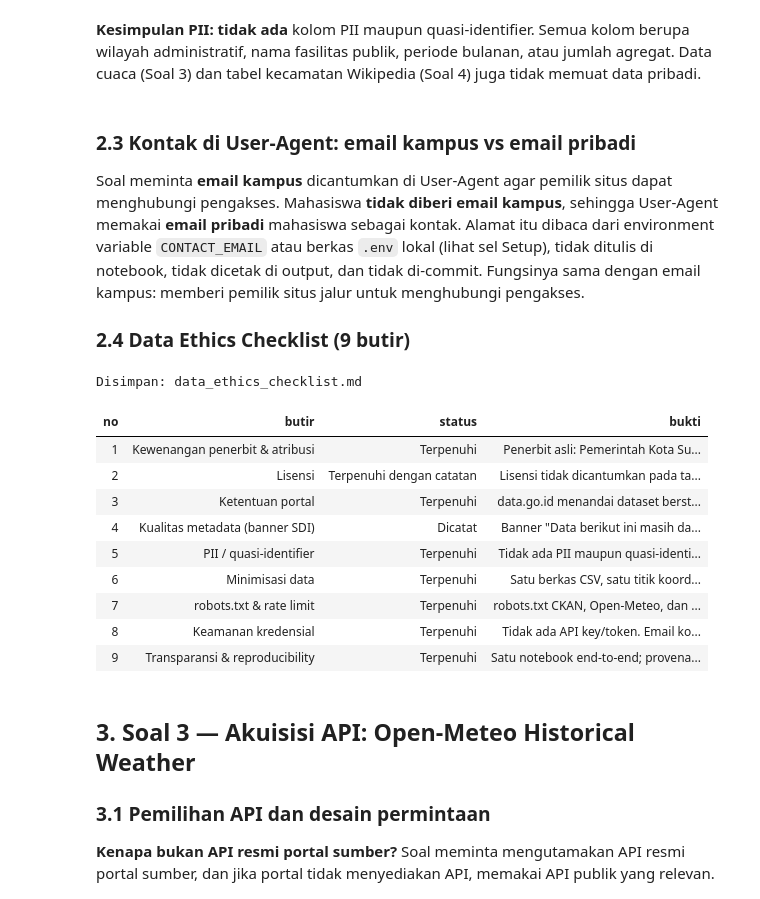
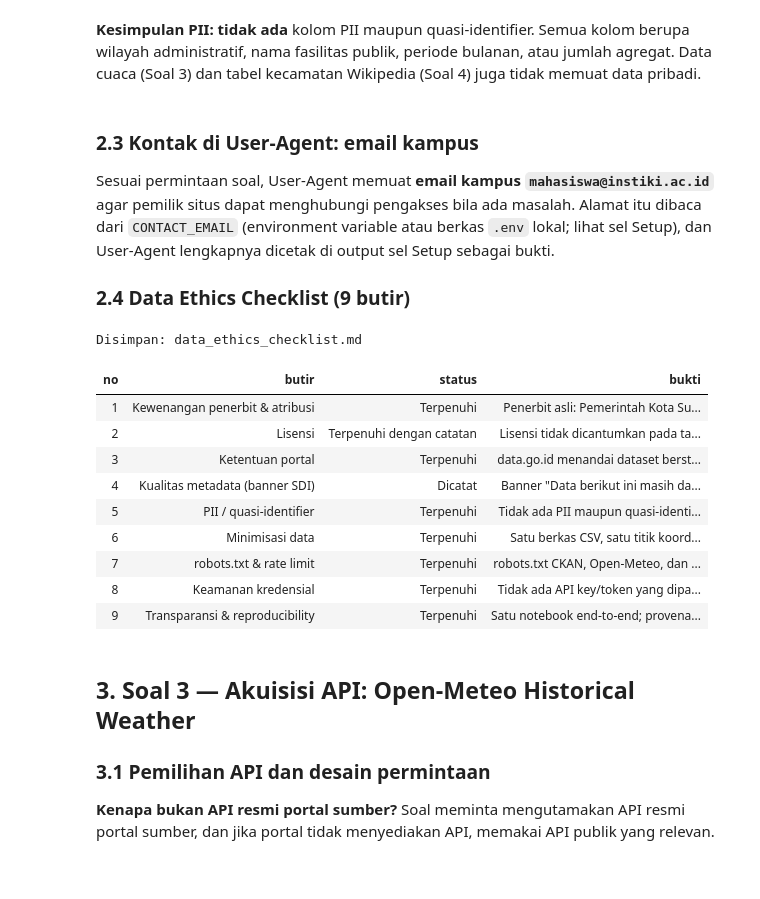
Before and after one commit to heyitsraditya/uts-dam-pariwisata-surabaya, a Jupyter notebook: uts_dam.ipynb, the cells around one changed output. Saved outputs shown, nothing was run; the diff lists cells and outputs as text; code cells hidden in the pictures; blank space fills up the shorter version.

Commit message:
Gunakan email kampus di User-Agent dan perbarui bukti akses

```diff
--- a/uts_dam.ipynb
+++ b/uts_dam.ipynb
@@ -792,8 +796,8 @@ Baris dengan wisman 1-4 orang: 37 dari 352 — tanpa atribut lain (nama, asal, u
 # %% [markdown]
 **Kesimpulan PII:** **tidak ada** kolom PII maupun quasi-identifier. Semua kolom berupa wilayah administratif, nama fasilitas publik, periode bulanan, atau jumlah agregat. Data cuaca (Soal 3) dan tabel kecamatan Wikipedia (Soal 4) juga tidak memuat data pribadi.
 # %% [markdown]
-### 2.3 Kontak di User-Agent: email kampus vs email pribadi
-Soal meminta **email kampus** dicantumkan di User-Agent agar pemilik situs dapat menghubungi pengakses. Mahasiswa **tidak diberi email kampus**, sehingga User-Agent memakai **email pribadi** mahasiswa sebagai kontak. Alamat itu dibaca dari environment variable `CONTACT_EMAIL` atau berkas `.env` lokal (lihat sel Setup), tidak ditulis di notebook, tidak dicetak di output, dan tidak di-commit. Fungsinya sama dengan email kampus: memberi pemilik situs jalur untuk menghubungi pengakses.
+### 2.3 Kontak di User-Agent: email kampus
+Sesuai permintaan soal, User-Agent memuat **email kampus `mahasiswa@instiki.ac.id`** agar pemilik situs dapat menghubungi pengakses bila ada masalah. Alamat itu dibaca dari `CONTACT_EMAIL` (environment variable atau berkas `.env` lokal; lihat sel Setup), dan User-Agent lengkapnya dicetak di output sel Setup sebagai bukti.
 
 ### 2.4 Data Ethics Checklist (9 butir)
 # %%
@@ -822,36 +826,37 @@ checklist = pd.DataFrame([
     (7, "robots.txt & rate limit", "Terpenuhi",
      "robots.txt CKAN, Open-Meteo, dan Wikipedia dibaca dengan urllib.robotparser dan can_fetch() ditampilkan; path "
      "/api/ CKAN dilarang sehingga tidak dipakai; Crawl-delay 10 detik ditegakkan; etis_get() memakai timeout, jeda, "
      "dan backoff 429/5xx. Bukti: Soal 1.9, 3.1, 4.1, log request di Ringkasan."),
     (8, "Keamanan kredensial", "Terpenuhi",
-     "Tidak ada API key/token. Email kontak dibaca dari environment variable atau .env, tidak pernah dicetak; .env ada "
-     "di .gitignore; scripts/verify_submission.py memastikan nilainya tidak ada di repo maupun output. Bukti: Setup, Soal 2.3."),
+     "Tidak ada API key/token yang dipakai. Email kampus untuk User-Agent dibaca dari CONTACT_EMAIL (environment "
+     "variable atau .env); .env ada di .gitignore dan tidak di-commit, hanya .env.example. scripts/verify_submission.py "
+     "memeriksa .env tidak ter-track dan tidak ada alamat email lain di repo. Bukti: Setup, Soal 2.3, .gitignore."),
     (9, "Transparansi & reproducibility", "Terpenuhi",
      "Satu notebook end-to-end; provenance.csv (URL, tanggal akses, lisensi, MD5, cara perolehan, bukti); data mentah "
      "immutable dengan MD5 diverifikasi ulang; requirements.txt; gabungan_metadata.json mencatat parameter merge."),
 ], columns=["no", "butir", "status", "bukti"])
 
 # Simpan checklist sebagai markdown di root proyek
 with open(BASE_DIR / "data_ethics_checklist.md", "w", encoding="utf-8") as f:
     f.write("# Data Ethics Checklist — UTS DAM Pariwisata Surabaya\n\n")
     f.write("Dihasilkan otomatis oleh `uts_dam.ipynb` (Soal 2.4). Kolom *bukti* merujuk ke bagian notebook dan berkas di repo.\n\n")
     f.write("| No | Butir | Status | Bukti |\n|---|---|---|---|\n")
     for r in checklist.itertuples(index=False):
         f.write(f"| {r.no} | {r.butir} | {r.status} | {r.bukti.replace('|', '/')} |\n")
 print("Disimpan: data_ethics_checklist.md")
 with pd.option_context("display.max_colwidth", None):
     display(checklist.style.hide(axis="index").set_properties(**{"text-align": "left"}))
 # %% [output]
 Disimpan: data_ethics_checklist.md
 | no | butir | status | bukti |
 | 1 | Kewenangan penerbit & atribusi | Terpenuhi | Penerbit asli: Pemerintah Kota Su... |
 | 2 | Lisensi | Terpenuhi dengan catatan | Lisensi tidak dicantumkan pada ta... |
 | 3 | Ketentuan portal | Terpenuhi | data.go.id menandai dataset berst... |
 | 4 | Kualitas metadata (banner SDI) | Dicatat | Banner "Data berikut ini masih da... |
 | 5 | PII / quasi-identifier | Terpenuhi | Tidak ada PII maupun quasi-identi... |
 | 6 | Minimisasi data | Terpenuhi | Satu berkas CSV, satu titik koord... |
 | 7 | robots.txt & rate limit | Terpenuhi | robots.txt CKAN, Open-Meteo, dan ... |
-| 8 | Keamanan kredensial | Terpenuhi | Tidak ada API key/token. Email ko... |
+| 8 | Keamanan kredensial | Terpenuhi | Tidak ada API key/token yang dipa... |
 | 9 | Transparansi & reproducibility | Terpenuhi | Satu notebook end-to-end; provena... |
 # %% [markdown]
 ## 3. Soal 3 — Akuisisi API: Open-Meteo Historical Weather
```
Also changed, not shown: parts of 15 cells of this notebook, 17 other files.
